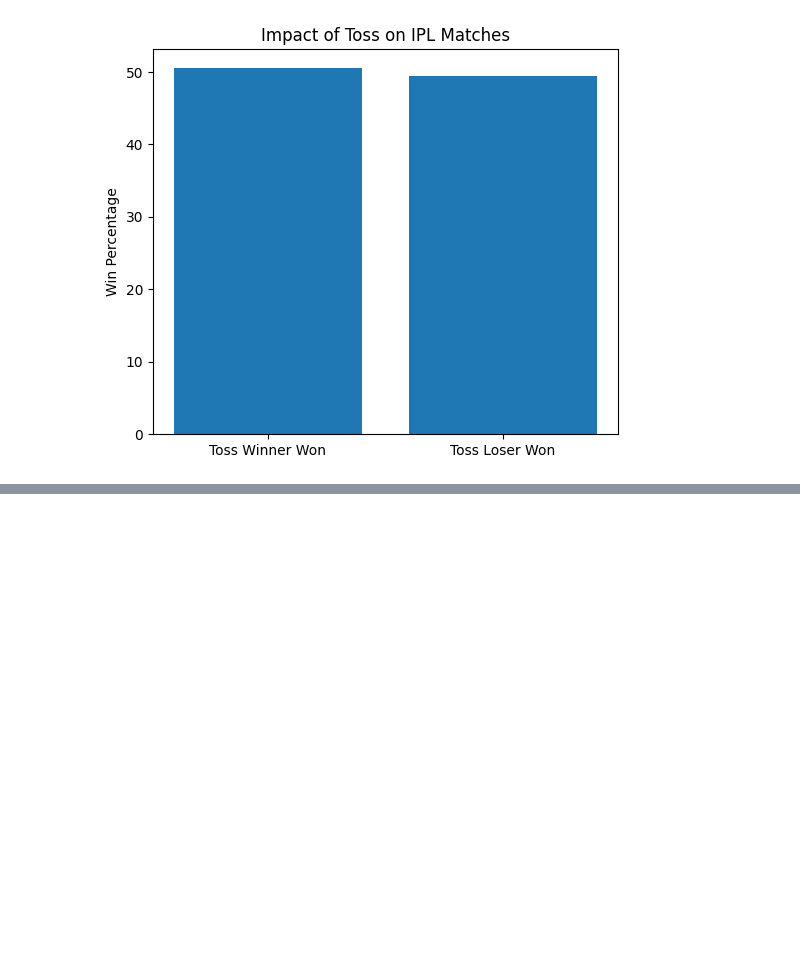
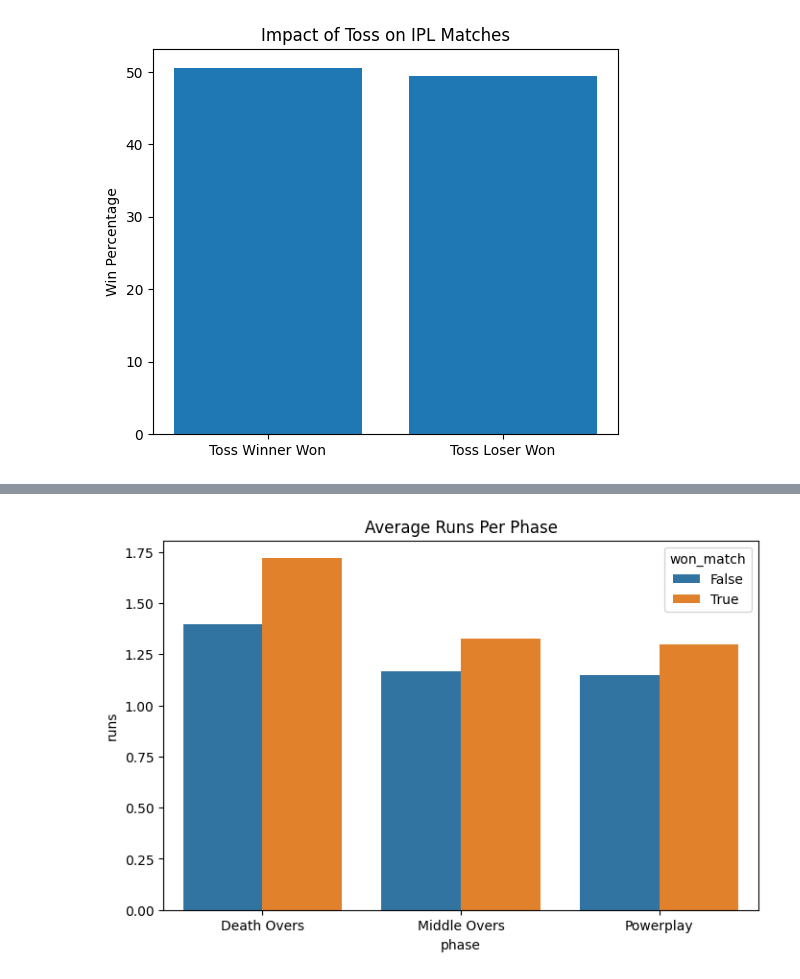
Before and after one commit to GarvitDumir/ipl-match.analytics, a Jupyter notebook: notebooks/analysis.ipynb, the cells around one changed output, grey strips where cells are left out. Drawn from its saved outputs; the diff is of its cells as text; code cells hidden in the pictures; blank space fills up the shorter version.

Commit message:
Analyze scoring patterns across match phases

```diff
--- a/notebooks/analysis.ipynb
+++ b/notebooks/analysis.ipynb
@@ -104,3 +104,18 @@ plt.savefig("../charts/toss_analysis.png")
 plt.show()
 # %% [output]
 [figure]
+# %%
+def phase(over):
+
+    if over <= 5:
+        return "Powerplay"
+
+    elif over <= 15:
+        return "Middle Overs"
+
+    else:
+        return "Death Overs"
+
+df["phase"] = df["over"].apply(phase)
+
+df.head()
@@ -106,0 +129,10 @@ plt.show()
+# %%
+df["won_match"] = df["batting_team"] == df["winner"]
+
+phase_runs = (
+    df.groupby(["phase", "won_match"])["runs"]
+    .mean()
+    .reset_index()
+)
+
+phase_runs
@@ -106,0 +147,17 @@ plt.show()
+# %%
+plt.figure(figsize=(8,5))
+
+sns.barplot(
+    data=phase_runs,
+    x="phase",
+    y="runs",
+    hue="won_match"
+)
+
+plt.title("Average Runs Per Phase")
+
+plt.savefig("../charts/phase_analysis.png")
+
+plt.show()
+# %% [output]
+[figure, added]
```
Also changed, not shown: parts of 2 cells of this notebook, 1 other file.
